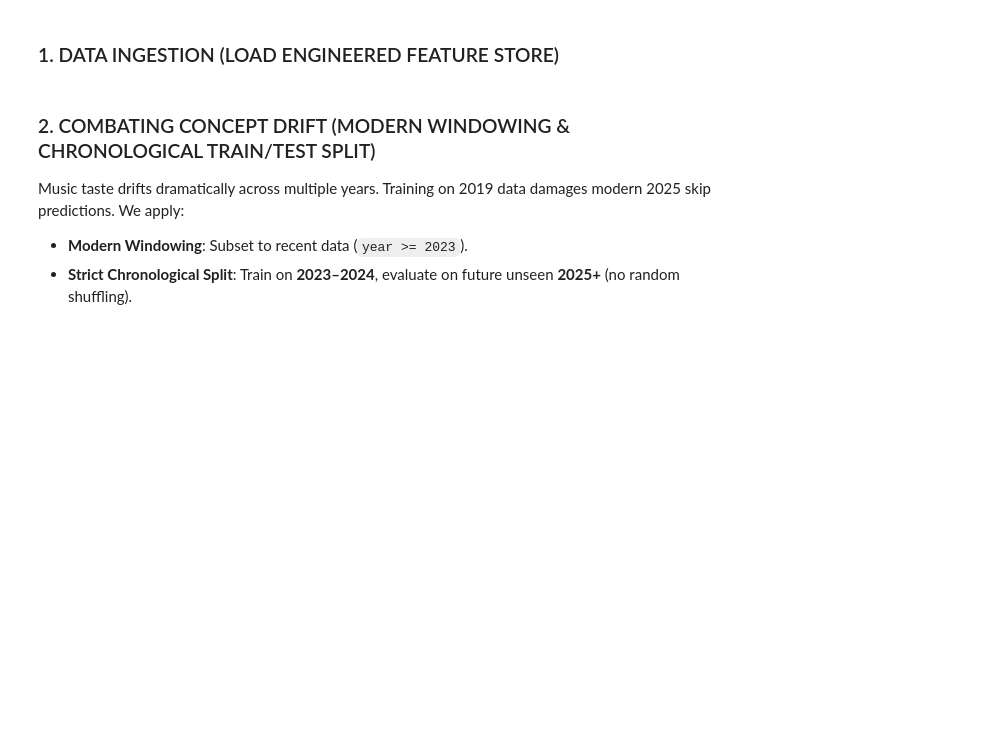
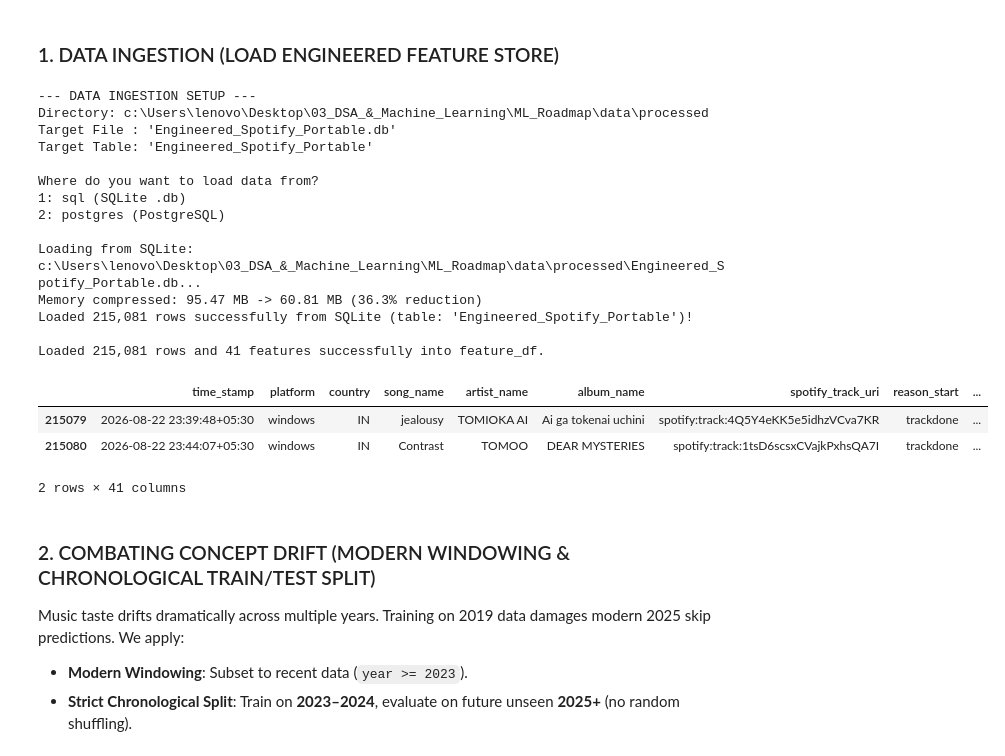
Before and after one commit to NotCatfish/Spotify-Analytics-Pipeline, a Jupyter notebook: notebooks/03_ml_modeling.ipynb, the cells around one changed output. Drawn from its saved outputs; the diff is of its cells as text; code cells hidden in the pictures; blank space fills up the shorter version.

Commit message:
chore: lock in attempt 10 model, deploy to aws, clean up dir, setup docker

```diff
--- a/notebooks/03_ml_modeling.ipynb
+++ b/notebooks/03_ml_modeling.ipynb
@@ -271,20 +278,23 @@ if feature_df is not None:
         feature_df["day_of_month"] = feature_df["time_stamp"].dt.day.astype("int8")
         feature_df["year"] = feature_df["time_stamp"].dt.year.astype("int16")
 
-        global_skip_rate = feature_df["is_skip"].mean()
+        # Expanding Window Global Prior (Strict Zero-Leakage)
+        feature_df["global_past_plays"] = np.arange(len(feature_df))
+        feature_df["global_past_skips"] = feature_df["is_skip"].cumsum() - feature_df["is_skip"]
+        feature_df["rolling_global_skip_rate"] = (feature_df["global_past_skips"] / np.maximum(feature_df["global_past_plays"], 1)).astype("float32")
         smoothing_weight = 20
 
         feature_df["artist_past_plays"] = feature_df.groupby("artist_name").cumcount()
         feature_df["artist_past_skips"] = feature_df.groupby("artist_name")["is_skip"].cumsum() - feature_df["is_skip"]
         feature_df["artist_smoothed_skip_rate"] = (
-            (feature_df["artist_past_skips"] + (smoothing_weight * global_skip_rate)) /
+            (feature_df["artist_past_skips"] + (smoothing_weight * feature_df["rolling_global_skip_rate"])) /
             (feature_df["artist_past_plays"] + smoothing_weight)
         ).astype("float32")
 
         feature_df["song_past_plays"] = feature_df.groupby("song_name").cumcount()
         feature_df["song_past_skips"] = feature_df.groupby("song_name")["is_skip"].cumsum() - feature_df["is_skip"]
         feature_df["song_smoothed_skip_rate"] = (
-            (feature_df["song_past_skips"] + (smoothing_weight * global_skip_rate)) /
+            (feature_df["song_past_skips"] + (smoothing_weight * feature_df["rolling_global_skip_rate"])) /
             (feature_df["song_past_plays"] + smoothing_weight)
         ).astype("float32")
 
@@ -301,33 +311,52 @@ if feature_df is not None:
         ).astype("float32")
         feature_df = feature_df.drop(columns=["last_skip_time"])
 
         feature_df = feature_df.set_index("time_stamp").sort_index()
         feature_df["skips_last_15m"] = (feature_df["is_skip"].rolling("15min").sum() - feature_df["is_skip"]).astype("float32")
         feature_df = feature_df.reset_index()
 
         # Compress newly computed features
         feature_df = compress_numeric_columns(feature_df)
         print("On-the-fly feature engineering completed successfully!")
 
     # Drop non-music, podcast, audiobook, and privacy-sensitive IP columns
     cols_to_drop = [
         'ip_addr',
         'episode_name',
         'episode_show_name',
         'spotify_episode_uri',
         'audiobook_title',
         'audiobook_uri',
         'audiobook_chapter_uri',
         'audiobook_chapter_title'
     ]
     feature_df.drop(columns=[col for col in cols_to_drop if col in feature_df.columns], inplace=True)
 
     # Check Data
     rows, cols = feature_df.shape
     print(f"\nLoaded {rows:,} rows and {cols} features successfully into feature_df.")
     display(feature_df.tail(2))
 else:
     raise RuntimeError("No data was loaded! Please re-run this cell and select a valid SQLite database or PostgreSQL table before running the modeling cells.")
+# %% [output]
+--- DATA INGESTION SETUP ---
+Directory: c:\Users\lenovo\Desktop\03_DSA_&_Machine_Learning\ML_Roadmap\data\processed
+Target File : 'Engineered_Spotify_Portable.db'
+Target Table: 'Engineered_Spotify_Portable'
+
+Where do you want to load data from?
+1: sql (SQLite .db)
+2: postgres (PostgreSQL)
+
+Loading from SQLite: c:\Users\lenovo\Desktop\03_DSA_&_Machine_Learning\ML_Roadmap\data\processed\Engineered_Spotify_Portable.db...
+Memory compressed: 95.47 MB -> 60.81 MB (36.3% reduction)
+Loaded 215,081 rows successfully from SQLite (table: 'Engineered_Spotify_Portable')!
+
+Loaded 215,081 rows and 41 features successfully into feature_df.
+|  | time_stamp | platform | country | song_name | artist_name | album_name | spotify_track_uri | reason_start | ... |
+| 215079 | 2026-08-22 23:39:48+05:30 | windows | IN | jealousy | TOMIOKA AI | Ai ga tokenai uchini | spotify:track:4Q5Y4eKK5e5idhzVCva7KR | trackdone | ... |
+| 215080 | 2026-08-22 23:44:07+05:30 | windows | IN | Contrast | TOMOO | DEAR MYSTERIES | spotify:track:1tsD6scsxCVajkPxhsQA7I | trackdone | ... |
+2 rows × 41 columns
 # %% [markdown]
 ### 2. COMBATING CONCEPT DRIFT (MODERN WINDOWING & CHRONOLOGICAL TRAIN/TEST SPLIT)
 
```
Also changed, not shown: parts of 7 cells of this notebook, 17 other files.
